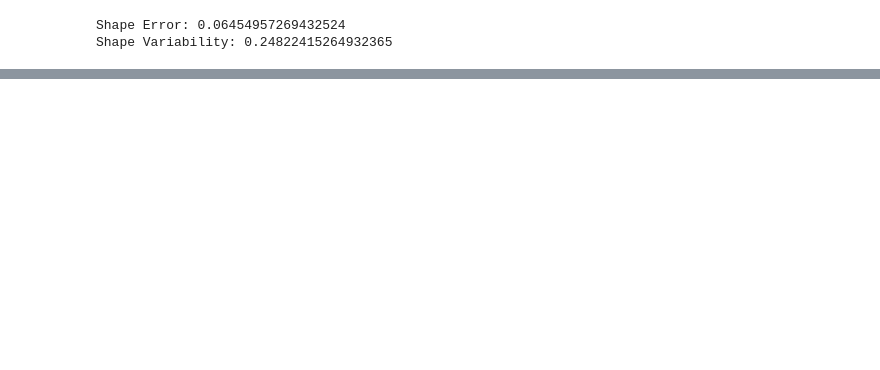
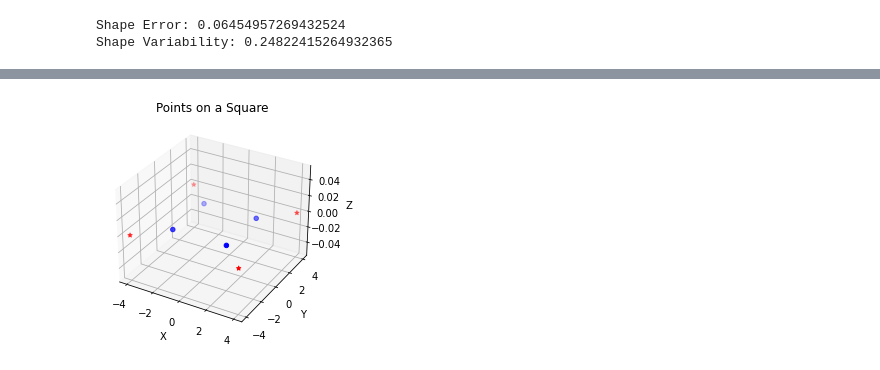
Before and after one commit to tvilxyz/gestureInterface, a Jupyter notebook: DataAnalysis/stroke_comparison_tyler.ipynb, the cells around one changed output, grey strips where cells are left out. Cells and saved outputs as stored; diff of their text form; code cells hidden in the pictures; blank space fills up the shorter version.

```diff
--- a/DataAnalysis/stroke_comparison_tyler.ipynb
+++ b/DataAnalysis/stroke_comparison_tyler.ipynb
@@ -358 +399,30 @@ Shape Variability: nan
+# %%
+largeSquare = [(-4,4,0), (4,4,0), (4,-4,0), (-4,-4,0)]
+smallSquare = [(-2,2,0), (2,2,0), (2,-2,0), (-2,-2,0)]
+
+
+l_x, l_y, l_z = zip(*largeSquare)
+s_x, s_y, s_z = zip(*smallSquare)
+
+
+# Create a 3D plot
+fig = plt.figure()
+ax = fig.add_subplot(111, projection='3d')
+
+# Plot the points
+ax.scatter(s_x, s_y, s_z, c='b', marker='o')
+ax.scatter(l_x, l_y, l_z, c='r', marker='*')
+
+# Set axis labels
+ax.set_xlabel('X')
+ax.set_ylabel('Y')
+ax.set_zlabel('Z')
+
+# Set plot title
+plt.title('Points on a Square')
+
+# Show the plot
+plt.show()
+# %% [output]
+[figure, added]
 # %%
```
Also changed, not shown: parts of 14 cells of this notebook.
